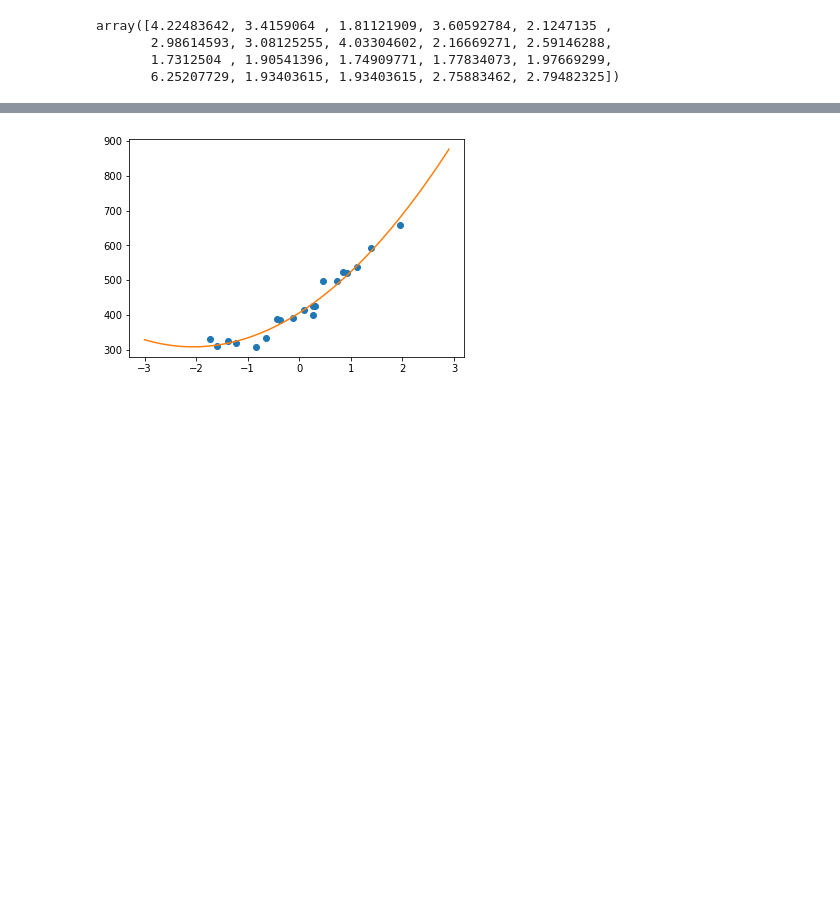
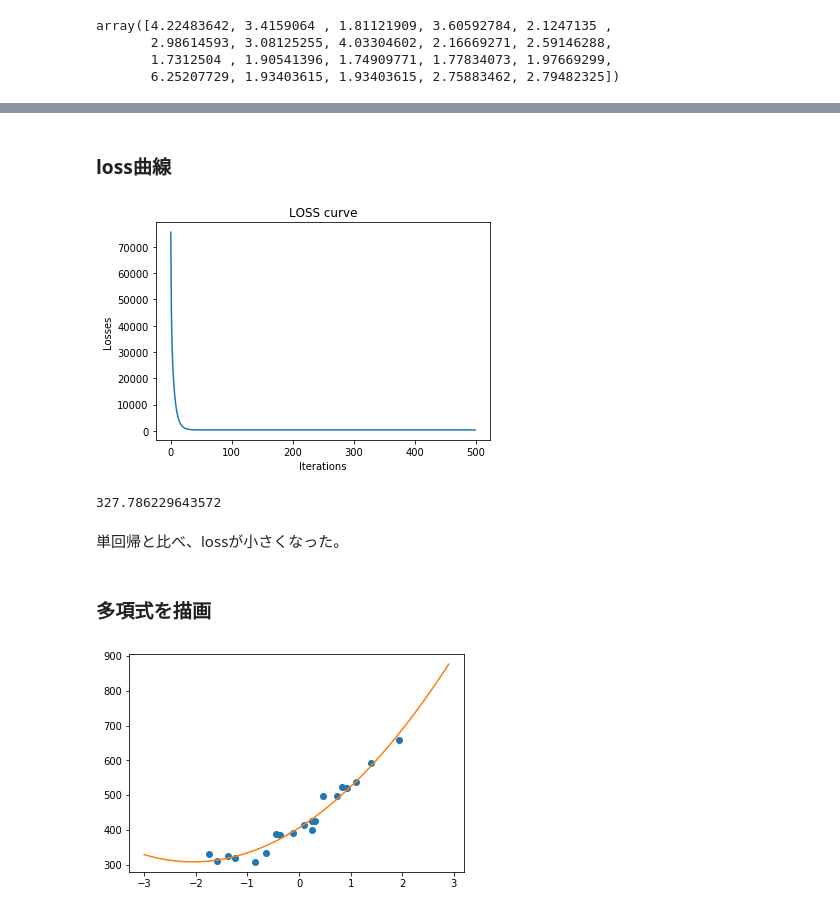
Before and after one commit to ha9kberry/ml, a Jupyter notebook: linear-regression/non-linear-regression.ipynb, the cells around one changed output, grey strips where cells are left out. Drawn from its saved outputs; the diff is of its cells as text; code cells hidden in the pictures; blank space fills up the shorter version.

```diff
--- a/linear-regression/non-linear-regression.ipynb
+++ b/linear-regression/non-linear-regression.ipynb
@@ -108,9 +120,9 @@ theta： [1.76405235 0.40015721 0.97873798]
 # %%
 # 学習データの行列
 def to_matrix(x):
-    return np.vstack((np.ones(x.shape[0]), x, x**2)).T
+    return np.vstack((np.ones(len(x)), x, x**2)).T
 # %%
-X=to_matrix(train_std_x)
+X=to_matrix(train_x)
 X
 # %% [output]
 array([[ 1.        ,  1.39433428,  1.94416809],
@@ -145,9 +157,9 @@ array([4.22483642, 3.4159064 , 1.81121909, 3.60592784, 2.1247135 ,
        1.7312504 , 1.90541396, 1.74909771, 1.77834073, 1.97669299,
        6.25207729, 1.93403615, 1.93403615, 2.75883462, 2.79482325])
 # %%
-# 平均２乗誤差
+# 目的関数（コスト関数）：平均2乗誤差
 def mse(x,y):
-    return (1/x.shape[0])*np.sum((y-f(x))**2)
+    return np.sum((y-f(x))**2)/m
 # %%
 # 学習率
 alpha=0.01
@@ -165,5 +177,5 @@ for i in range(iteration):
     loss=mse(X,train_y)
     loss_list.append(mse(X,train_y))
 
-    log="{}回目 ： theta={}, loss={:.3f}"
-    print(log.format(i+1,theta,loss))
+    #log="{}回目 ： theta={}, loss={:.3f}"
+    #print(log.format(i+1,theta,loss))
@@ -188,2 +182,22 @@ for i in range(iteration):
+# %% [markdown]
+### loss曲線
+# %%
+iter=np.arange(len(loss_list))
+plt.plot(iter, loss_list)
+plt.title("LOSS curve")
+plt.xlabel("Iterations")
+plt.ylabel("Losses")
+plt.show()
+# %% [output]
+[figure, added]
+# %%
+# 最終反復回数のlossを出力
+loss_list[-1]
+# %% [output]
+327.786229643572
+# %% [markdown]
+単回帰と比べ、lossが小さくなった。
+# %% [markdown]
+### 多項式を描画
 # %%
 x=np.arange(-3,3,0.1)
```
Also changed, not shown: parts of 28 cells of this notebook.
